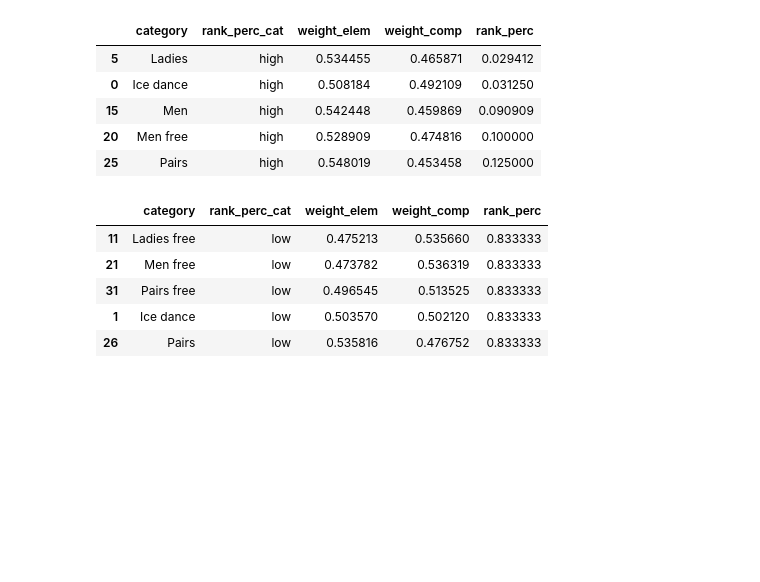
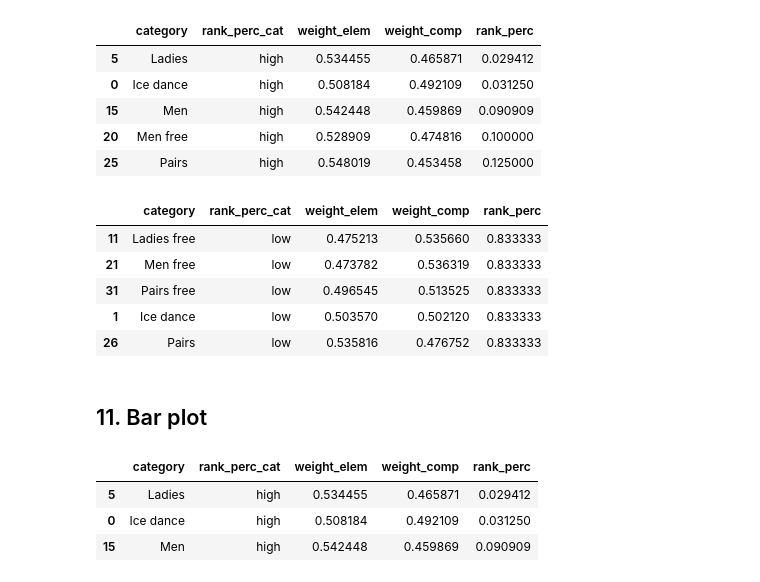
Before and after one commit to valinsogna/data_visualization_project, a Jupyter notebook: question_3.ipynb, the cells around one changed output. Saved outputs shown, nothing was run; the diff lists cells and outputs as text; code cells hidden in the pictures; blank space fills up the shorter version.

Commit message:
bar plot

```diff
--- a/question_3.ipynb
+++ b/question_3.ipynb
@@ -621,3 +621,13 @@ bubble_medie2_1.add_vline(x=0.5, line_width=2, line_dash="dash", line_color="bla
 # x = [0,10,20,30,40,50,60,70,80,90,100,110,120]
 # bubble_data2.add_scatter(x=x, y=x, mode="lines", line_color="black", line_width=2, opacity=1, line_dash="dot", name="equilibrium")
 bubble_medie2_1.show()
+# %% [markdown]
+## 11. Bar plot
+# %%
+# Devo riadattre medie2 per poter fare il grafico a barre:
+medie2.head(3)
+# %% [output]
+|  | category | rank_perc_cat | weight_elem | weight_comp | rank_perc |
+| 5 | Ladies | high | 0.534455 | 0.465871 | 0.029412 |
+| 0 | Ice dance | high | 0.508184 | 0.492109 | 0.031250 |
+| 15 | Men | high | 0.542448 | 0.459869 | 0.090909 |
```
Also changed, not shown: parts of 2 cells of this notebook.
